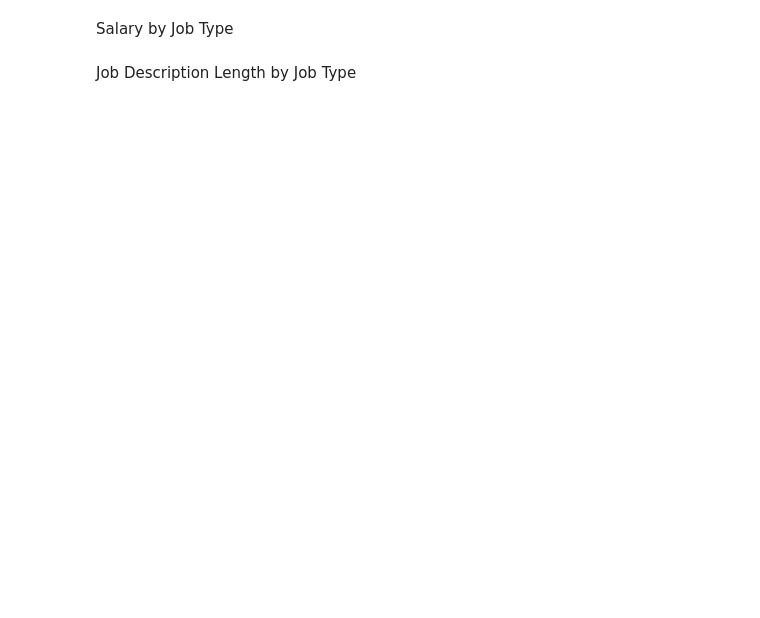
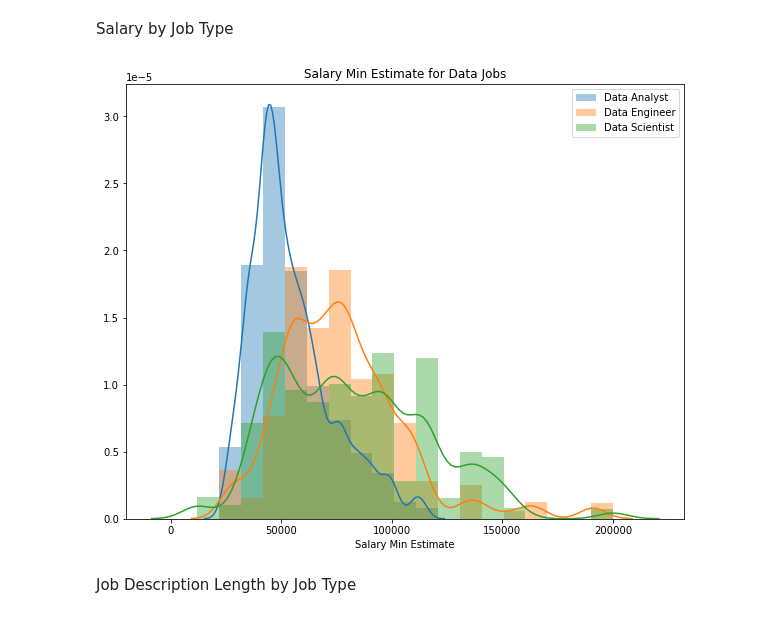
Before and after one commit to cchan13/classify_data_jobs, a Jupyter notebook: Classify_Jobs_EDA.ipynb, the cells around one changed output. Cells and saved outputs as stored; diff of their text form; code cells hidden in the pictures; blank space fills up the shorter version.

```diff
--- a/Classify_Jobs_EDA.ipynb
+++ b/Classify_Jobs_EDA.ipynb
@@ -432,11 +429,22 @@ location_map
 # %% [markdown]
 Salary by Job Type
+# %%
+analyst_df = df[df['Label'] == 'Data Analyst']
+engineer_df = df[df['Label'] == 'Data Engineer']
+science_df = df[df['Label'] == 'Data Scientist']
 # %%
 plt.figure(figsize = (10,8))
-sns.displot(data=df,x = 'Salary Estimate Beginning Range', hue = 'Label', kind= 'kde')
+
+sns.distplot(analyst_df['Salary Estimate Beginning Range'], label = 'Data Analyst',bins = np.linspace(sal_min,sal_max, 20))
+sns.distplot(engineer_df['Salary Estimate Beginning Range'], label = 'Data Engineer',bins = np.linspace(sal_min,sal_max, 20))
+sns.distplot(science_df['Salary Estimate Beginning Range'], label = 'Data Scientist',bins = np.linspace(sal_min,sal_max, 20))
+
+plt.legend()
 plt.title('Salary Min Estimate for Data Jobs')
 plt.xlabel('Salary Min Estimate')
 plt.show()
+# %% [output]
+[figure, added]
 # %% [markdown]
 Job Description Length by Job Type
 # %%
```
Also changed, not shown: parts of 14 cells of this notebook.
